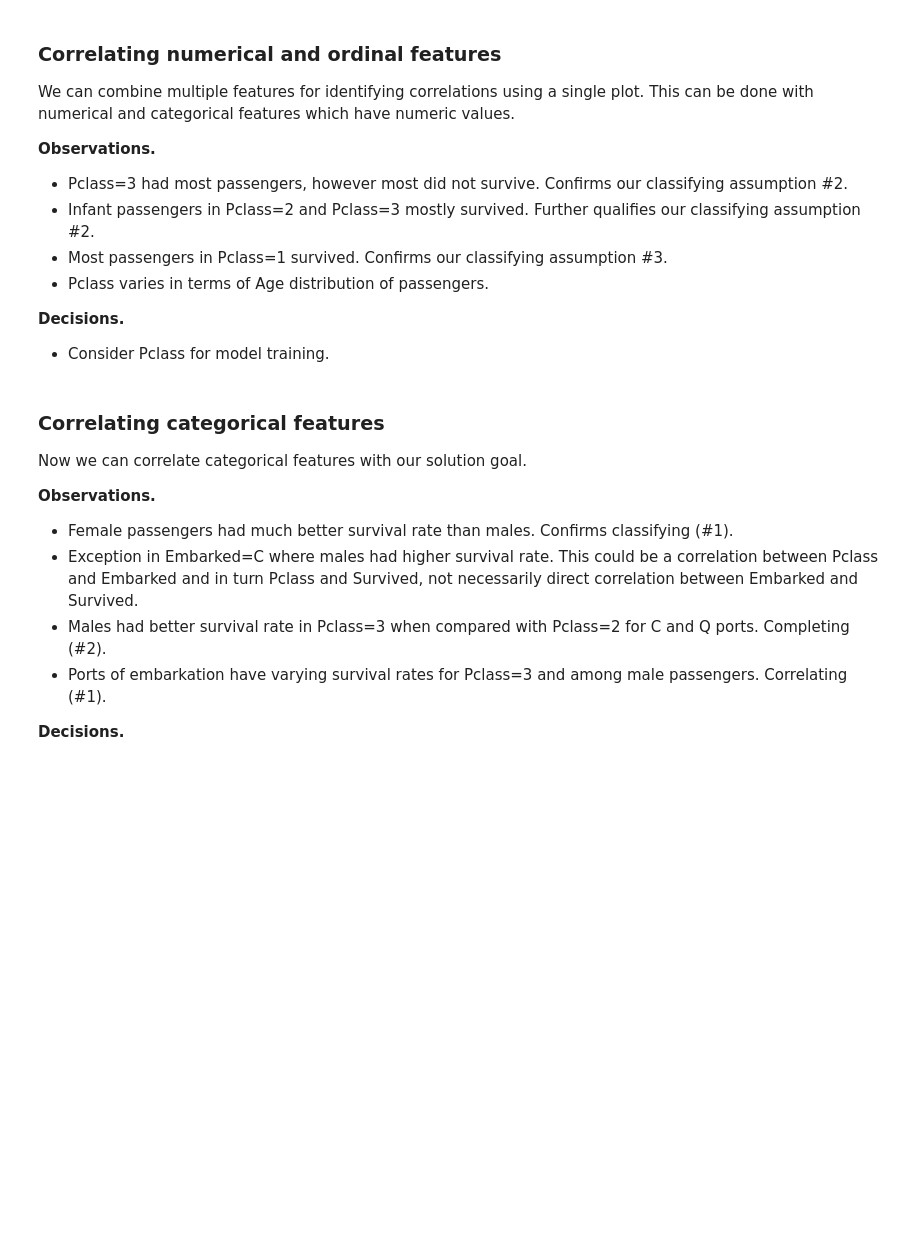
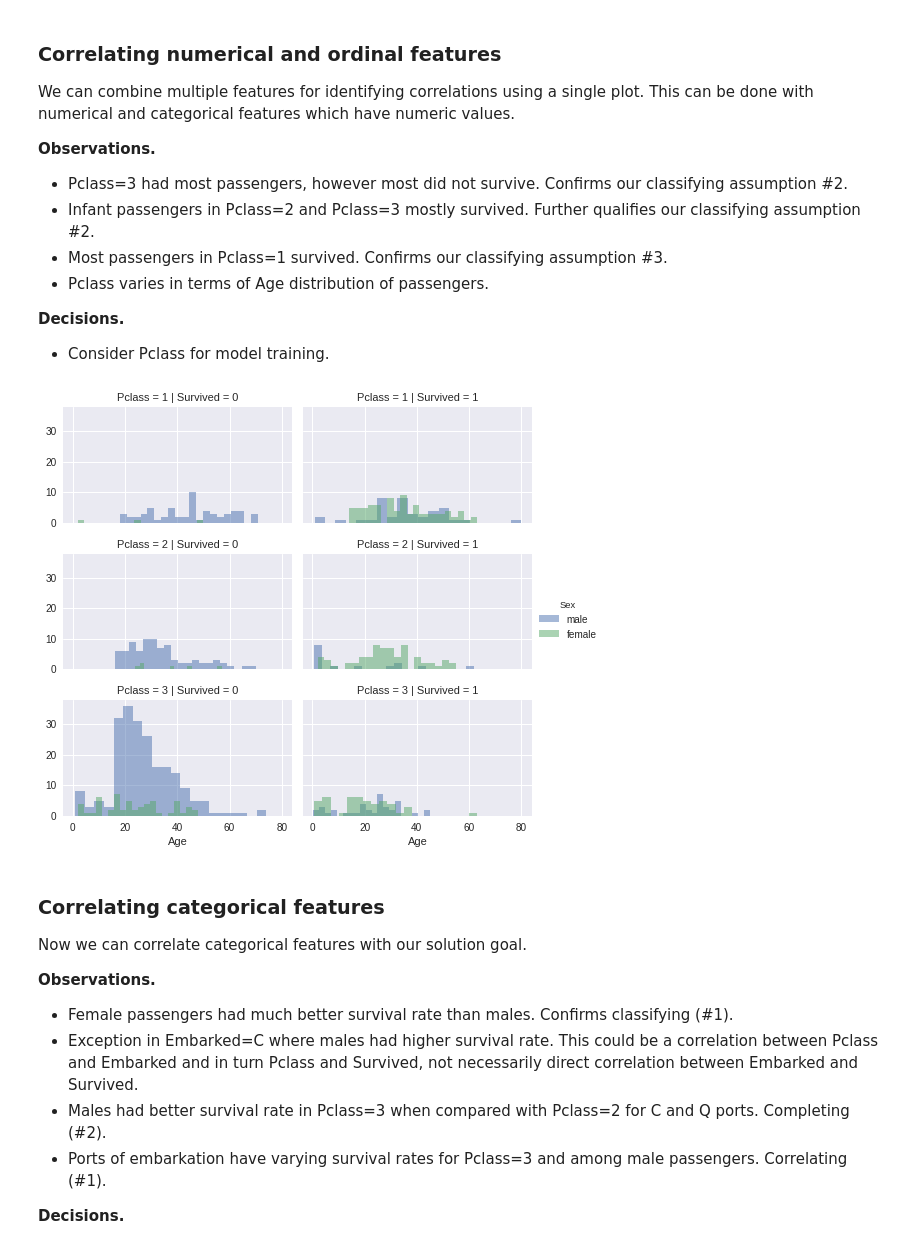
Before and after one commit to equesterdom/UPxHandsOn, a Jupyter notebook: titanic_Classification.ipynb, the cells around one changed output. Cells and saved outputs as stored; diff of their text form; code cells hidden in the pictures; blank space fills up the shorter version.

```diff
--- a/titanic_Classification.ipynb
+++ b/titanic_Classification.ipynb
@@ -95,8 +95,8 @@ from sklearn.tree import DecisionTreeClassifier
 
 The Python Pandas packages helps us work with our datasets. We start by acquiring the training and testing datasets into Pandas DataFrames. We also combine these datasets to run certain operations on both datasets together.
 # %%
-train_df = pd.read_csv('../input/train.csv')
-test_df = pd.read_csv('../input/test.csv')
+train_df = pd.read_csv('https://raw.githubusercontent.com/equesterdom/UPxHandsOn/master/train.csv')
+test_df = pd.read_csv('https://raw.githubusercontent.com/equesterdom/UPxHandsOn/master/test%20(1).csv')
 combine = [train_df, test_df]
 # %% [markdown]
 ## Analyze by describing data
@@ -281,9 +345,11 @@ We can combine multiple features for identifying correlations using a single plo
 - Consider Pclass for model training.
 # %%
 # grid = sns.FacetGrid(train_df, col='Pclass', hue='Survived')
-grid = sns.FacetGrid(train_df, col='Survived', row='Pclass', size=2.2, aspect=1.6)
+grid = sns.FacetGrid(train_df, col='Survived', row='Pclass', size=2.2, aspect=1.6, hue='Sex')
 grid.map(plt.hist, 'Age', alpha=.5, bins=20)
 grid.add_legend();
+# %% [output]
+[figure, added]
 # %% [markdown]
 ### Correlating categorical features
 
```
Also changed, not shown: parts of 44 cells of this notebook.
